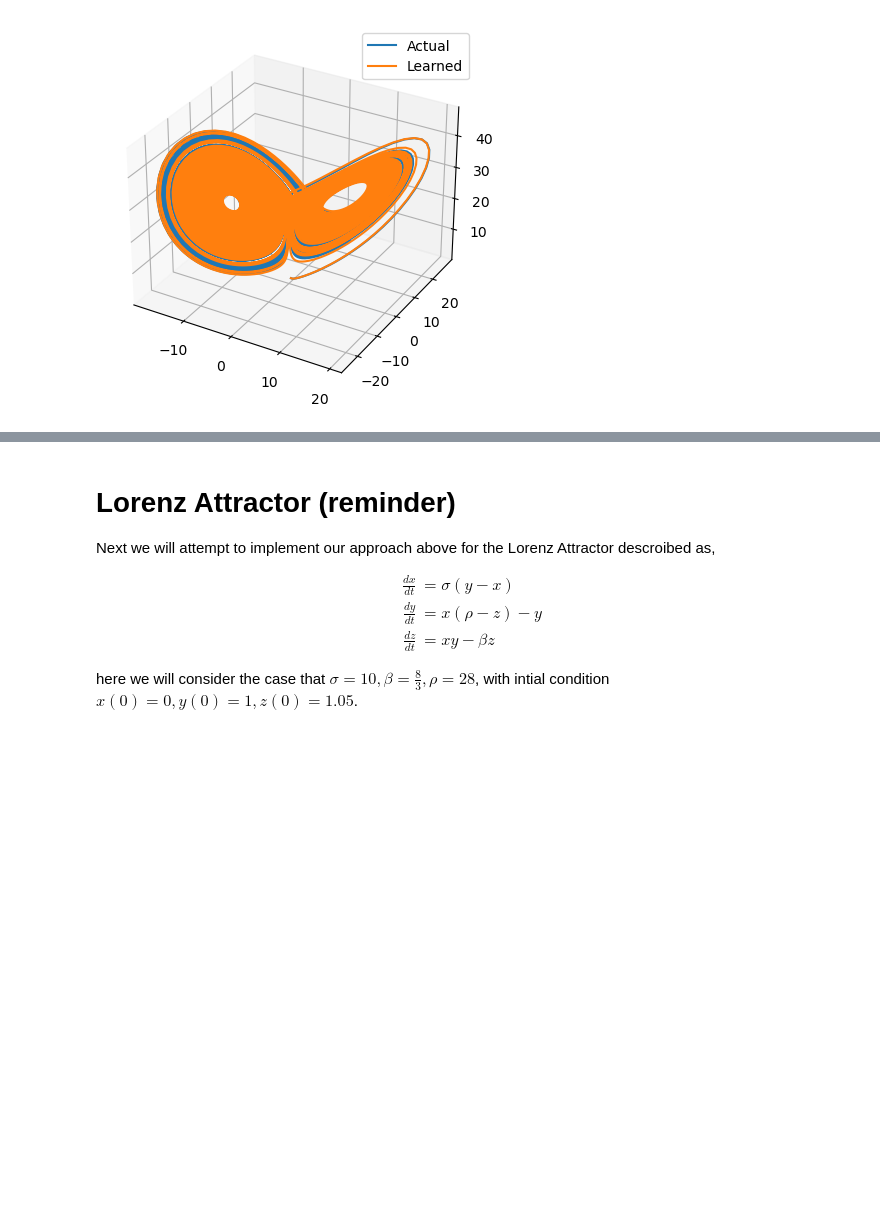
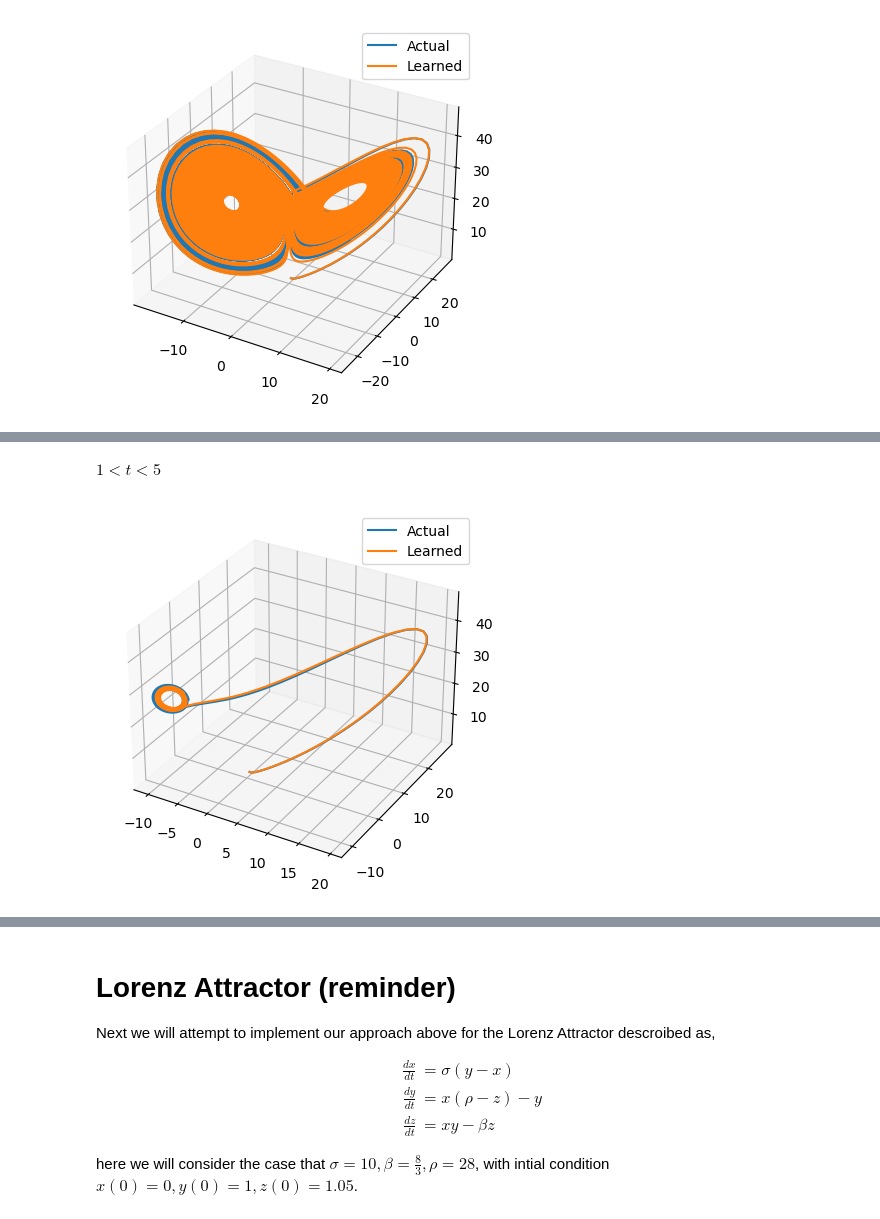
Before and after one commit to Noah-B-Reef/diff-eq-model-learner, a Jupyter notebook: Lorenz.ipynb, the cells around one changed output, grey strips where cells are left out. Saved outputs shown, nothing was run; the diff lists cells and outputs as text; code cells hidden in the pictures; blank space fills up the shorter version.

```diff
--- a/Lorenz.ipynb
+++ b/Lorenz.ipynb
@@ -123,0 +176,15 @@ print(error)
+# %% [markdown]
+$1 < t < 5$
+# %%
+# plot the learned lorenz attractor and actual Lorenz Attractor
+t = np.arange(0, 5, 0.01)
+xyz = sp.integrate.odeint(lorenz_attractor, initial_conditions, t)
+xyz_learned = sp.integrate.odeint(lorenz_attractor_learned, initial_conditions, t)
+fig = plt.figure()
+ax = fig.add_subplot(111, projection='3d')
+ax.plot(xyz[:,0], xyz[:,1], xyz[:,2], label='Actual')
+ax.plot(xyz_learned[:,0], xyz_learned[:,1], xyz_learned[:,2], label='Learned')
+plt.legend()
+plt.show()
+# %% [output]
+[figure, added]
```
Also changed, not shown: parts of 13 cells of this notebook, 2 other files.
